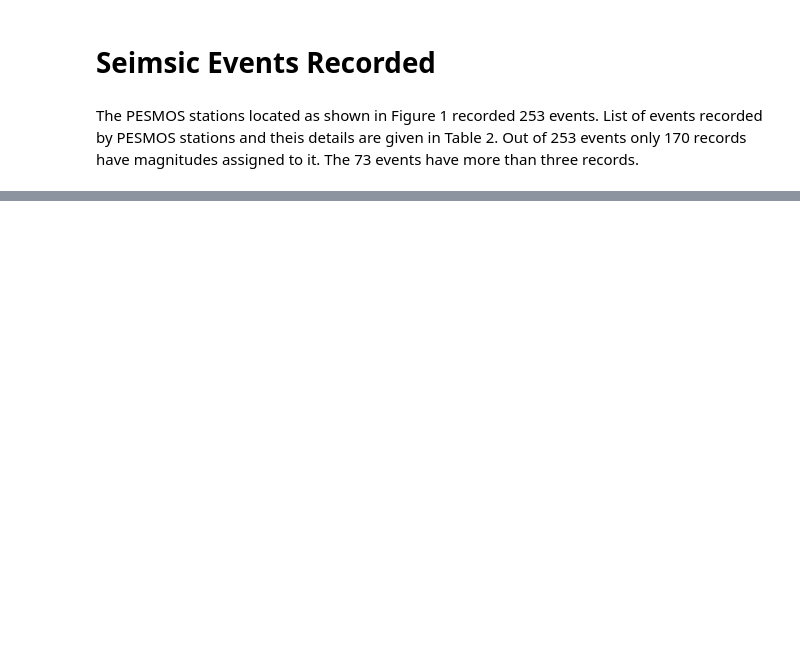
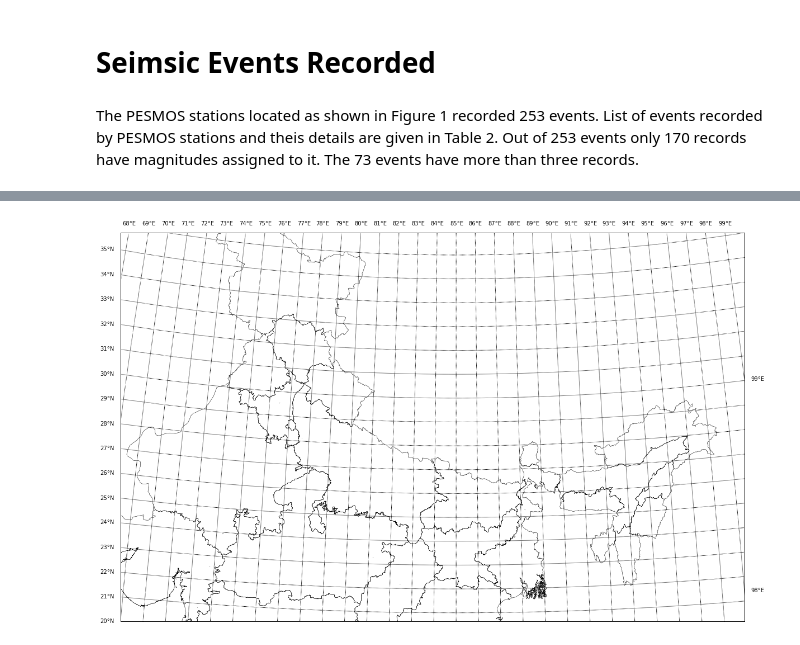
Before and after one commit to anismhd/Pesmos, a Jupyter notebook: README.ipynb, the cells around one changed output, grey strips where cells are left out. Drawn from its saved outputs; the diff is of its cells as text; code cells hidden in the pictures; blank space fills up the shorter version.

```diff
--- a/README.ipynb
+++ b/README.ipynb
@@ -222,0 +174,4 @@ The events reported in USGS for the region of India after 2000 are downloaded us
+# %%
+m = india_basemap('./')
+# %% [output]
+[figure, added]
```
Also changed, not shown: parts of 3 cells of this notebook, 3 other files.
